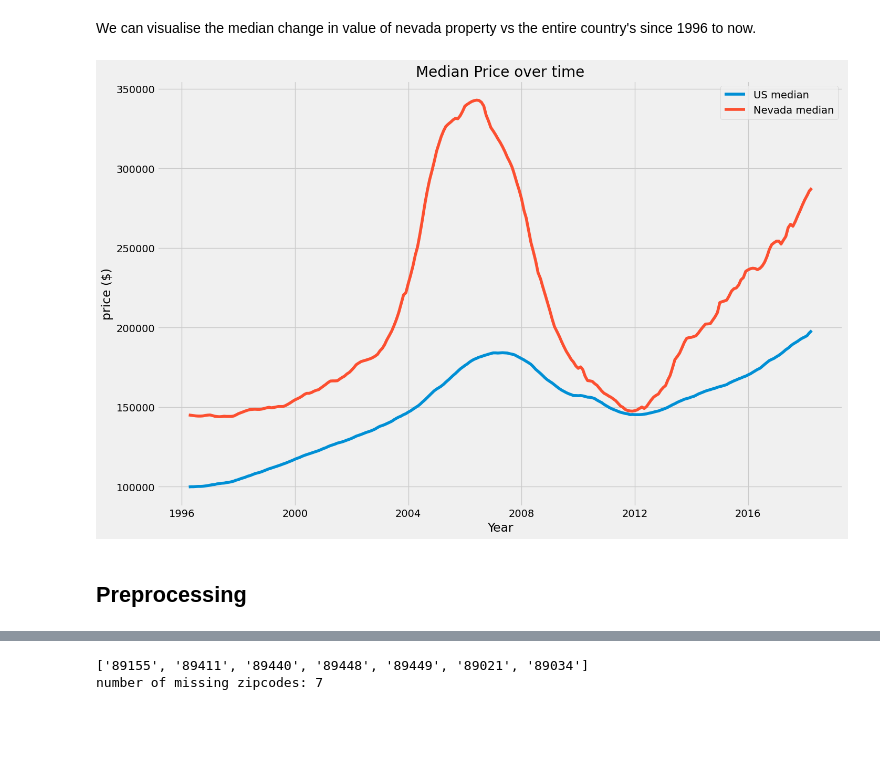
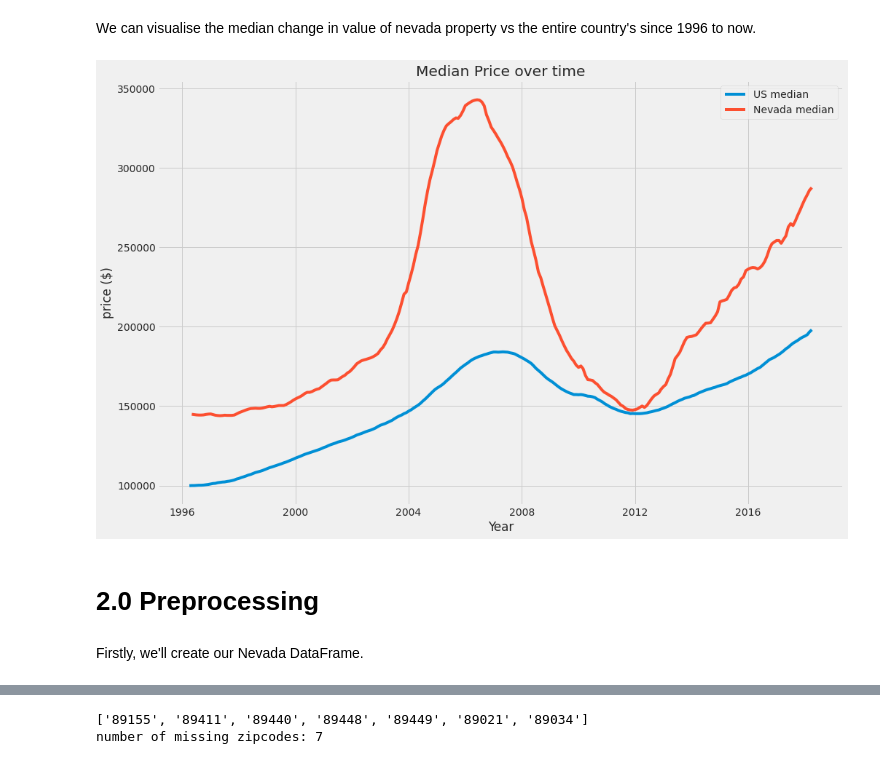
Before and after one commit to AbsIbs/nevada_time_series, a Jupyter notebook: main.ipynb, the cells around one changed output, grey strips where cells are left out. Cells and saved outputs as stored; diff of their text form; code cells hidden in the pictures; blank space fills up the shorter version.

Commit message:
finished preprocessing

```diff
--- a/main.ipynb
+++ b/main.ipynb
@@ -236,10 +236,10 @@ state_df_2013_2018.to_csv('drive/MyDrive/DS_Projects/US_housing_time_series/data
 # %% [markdown]
 Firstly, we'll make a nevada dataframe that includes the median ***value*** and ***ROI***.
 # %%
-nv_df = pd.DataFrame(df[df['State'] == 'NV'].groupby('time').median()['value'])
-nv_df['ROI'] = nv_df['value'].pct_change()
-nv_df = nv_df.dropna()
-nv_df.head()
+nv_grouped_df = pd.DataFrame(df[df['State'] == 'NV'].groupby('time').median()['value'])
+nv_grouped_df['ROI'] = nv_grouped_df['value'].pct_change()
+nv_grouped_df = nv_grouped_df.dropna()
+nv_grouped_df.head()
 # %% [output]
 |  | value | ROI |
 | time |  |  |
@@ -274,16 +274,18 @@ We can visualise the median change in value of nevada property vs the entire cou
 # %%
 fig, ax = plt.subplots(figsize = (15, 10))
 ax.set_title('Median Price over time')
 ax.set_ylabel('price ($)')
 ax.set_xlabel('Year')
 ax.plot(df.groupby('time').median()['value'], label = 'US median')
-ax.plot(df[df['State'] == 'NV'].groupby('time').median()['value'], label = 'Nevada median')
+ax.plot(nv_grouped_df['value'], label = 'Nevada median')
 plt.legend()
 plt.show();
 # %% [output]
-[figure, old version]
+[figure, new version]
 # %% [markdown]
-## **Preprocessing**
+# **2.0 Preprocessing**
+# %% [markdown]
+Firstly, we'll create our Nevada DataFrame.
 # %%
 df_nv = df[df['State'] == 'NV']
 # %%
```
Also changed, not shown: parts of 68 cells of this notebook, 11 other files.
